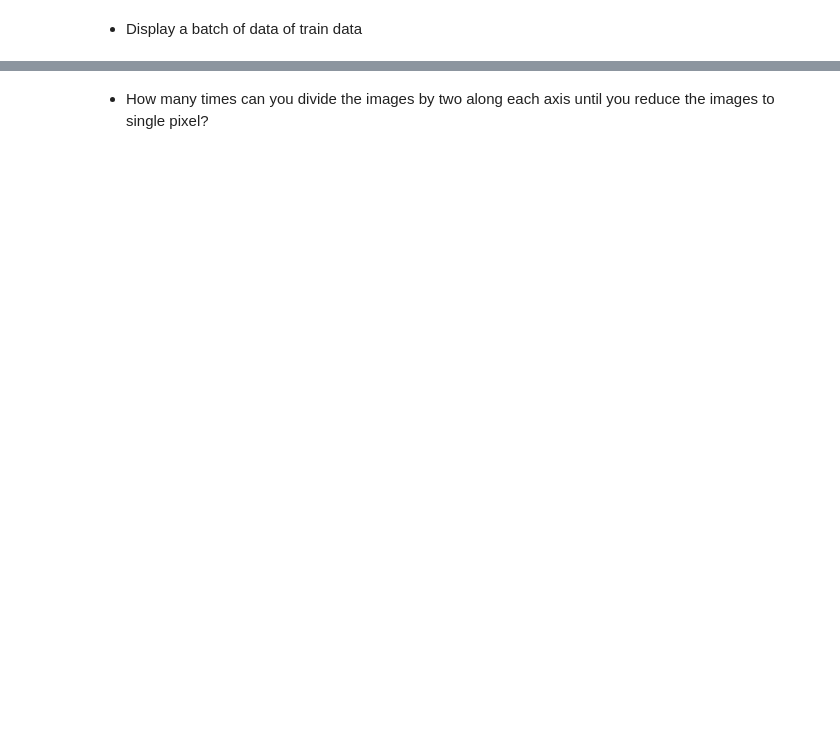
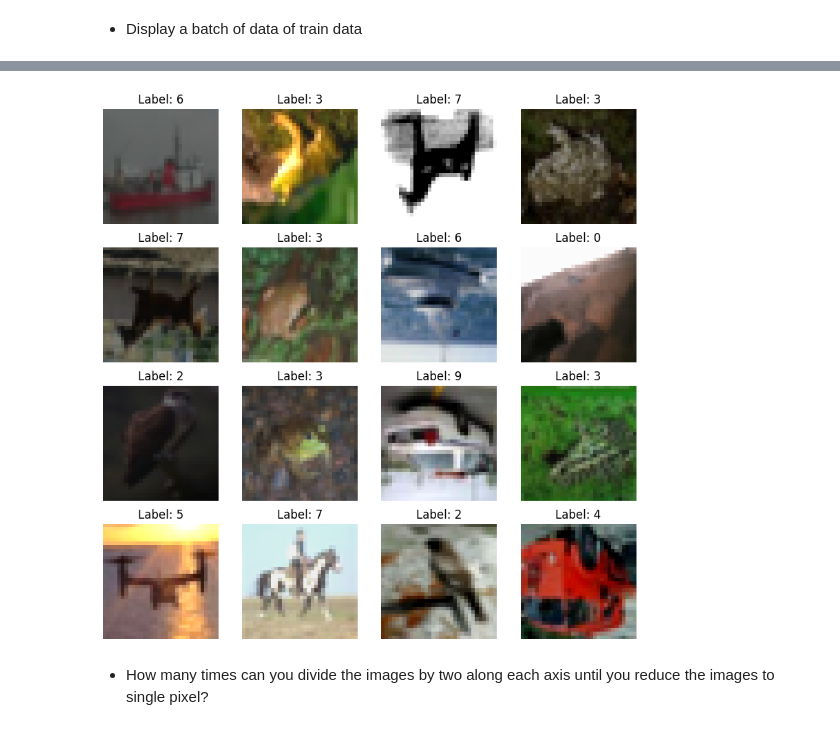
Before and after one commit to Brice601/Fullstack, a Jupyter notebook: DeepLearning/4-ConvolutionnalNeuralNetwork/Exercices/01-Cifar10.ipynb, the cells around one changed output, grey strips where cells are left out. Cells and saved outputs as stored; diff of their text form; code cells hidden in the pictures; blank space fills up the shorter version.

```diff
--- a/DeepLearning/4-ConvolutionnalNeuralNetwork/Exercices/01-Cifar10.ipynb
+++ b/DeepLearning/4-ConvolutionnalNeuralNetwork/Exercices/01-Cifar10.ipynb
@@ -94,6 +122,13 @@ Extraction complete.
 from torchvision import datasets
 
 # Apply a series of transformations to the images
+transform = transforms.Compose([
+    transforms.RandomHorizontalFlip(),
+    transforms.RandomVerticalFlip(),
+    transforms.ColorJitter(brightness=0.5, contrast=0.5),
+    transforms.Resize([32, 32]),
+    transforms.ToTensor(),
+])
 # Randomly rotate images up to 180 degrees
 # Randomly flip images horizontally
 # Randomly flip images vertically
@@ -155,2 +235,14 @@ next(iter(train_loader))
+# %%
+images, labels = next(iter(train_loader))
+fig, ax = plt.subplots(4, 4, figsize=(10, 10))
+for i in range(16):
+    img = images[i].permute(1, 2, 0).numpy()
+    ax[i // 4, i % 4].imshow(img)
+    ax[i // 4, i % 4].set_title(f"Label: {labels[i]}")
+    ax[i // 4, i % 4].axis("off")
+
+plt.show()
+# %% [output]
+[figure, added]
 # %% [markdown]
 * How many times can you divide the images by two along each axis until you reduce the images to single pixel?
```
Also changed, not shown: parts of 26 cells of this notebook, 1 other file.
